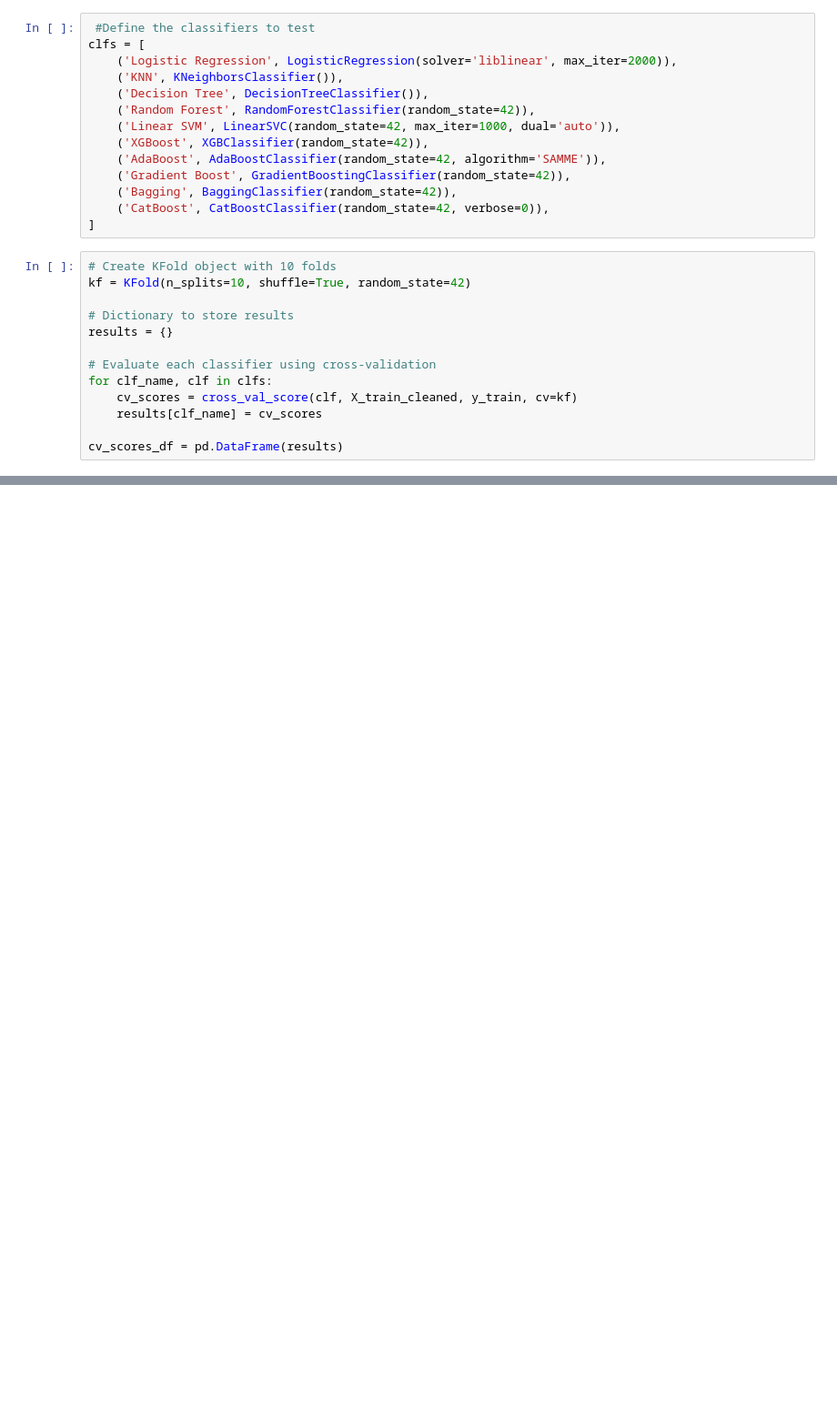
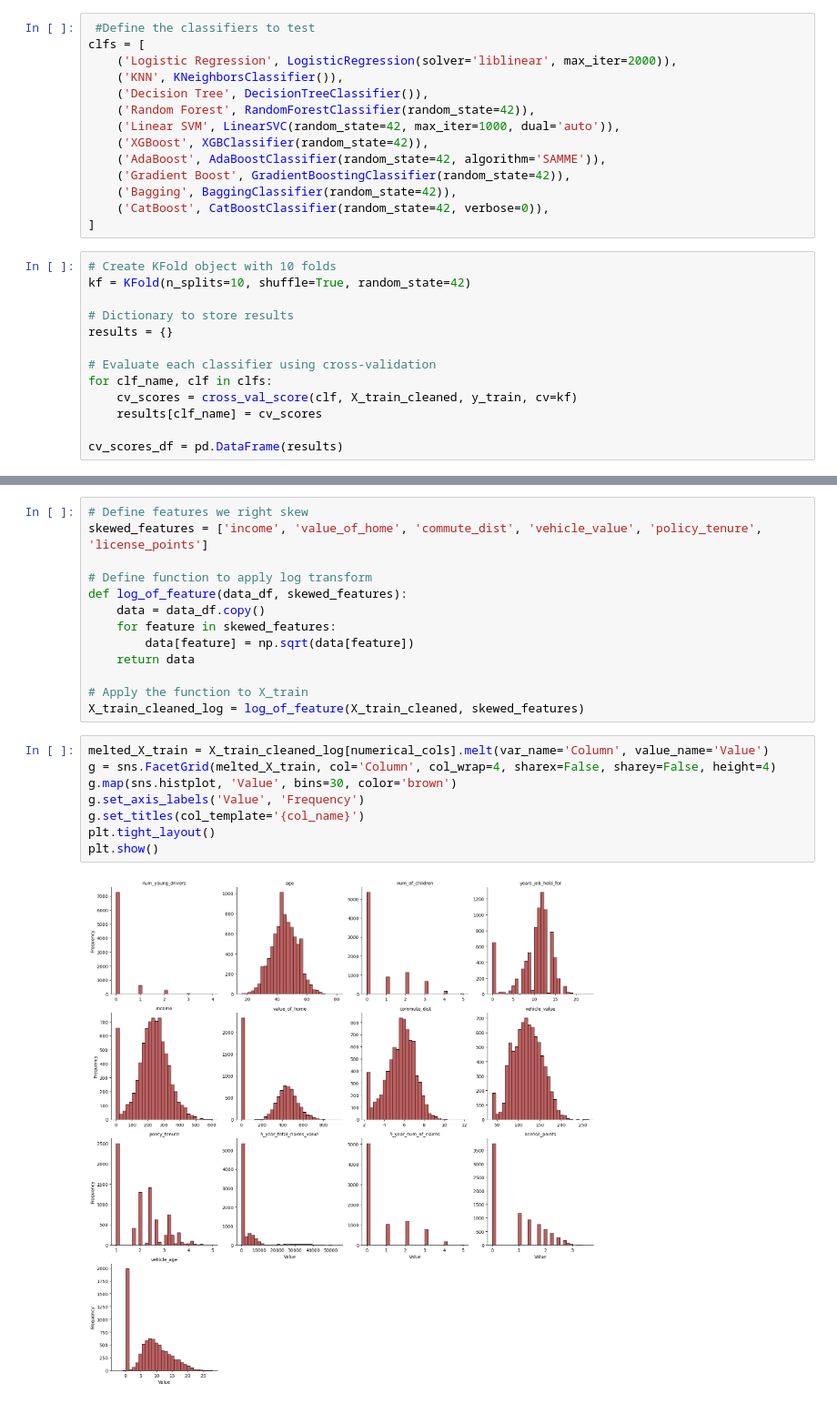
Before and after one commit to chapi1420/auto-insurance, a Jupyter notebook: modeling/main.ipynb, the cells around one changed output, grey strips where cells are left out. Shown at 91% size. Drawn from its saved outputs; the diff is of its cells as text; blank space fills up the shorter version.

```diff
--- a/modeling/main.ipynb
+++ b/modeling/main.ipynb
@@ -661,0 +682,23 @@ Text(0.5, 1.0, 'Cross-Validation Scores for Different Classifiers')
+# %%
+# Define features we right skew
+skewed_features = ['income', 'value_of_home', 'commute_dist', 'vehicle_value', 'policy_tenure', 'license_points']
+
+# Define function to apply log transform
+def log_of_feature(data_df, skewed_features):
+    data = data_df.copy()
+    for feature in skewed_features:
+        data[feature] = np.sqrt(data[feature])
+    return data
+
+# Apply the function to X_train
+X_train_cleaned_log = log_of_feature(X_train_cleaned, skewed_features)
+# %%
+melted_X_train = X_train_cleaned_log[numerical_cols].melt(var_name='Column', value_name='Value')
+g = sns.FacetGrid(melted_X_train, col='Column', col_wrap=4, sharex=False, sharey=False, height=4)
+g.map(sns.histplot, 'Value', bins=30, color='brown')
+g.set_axis_labels('Value', 'Frequency')
+g.set_titles(col_template='{col_name}')
+plt.tight_layout()
+plt.show()
+# %% [output]
+[figure, added]
```
Also changed, not shown: parts of 14 cells of this notebook.
